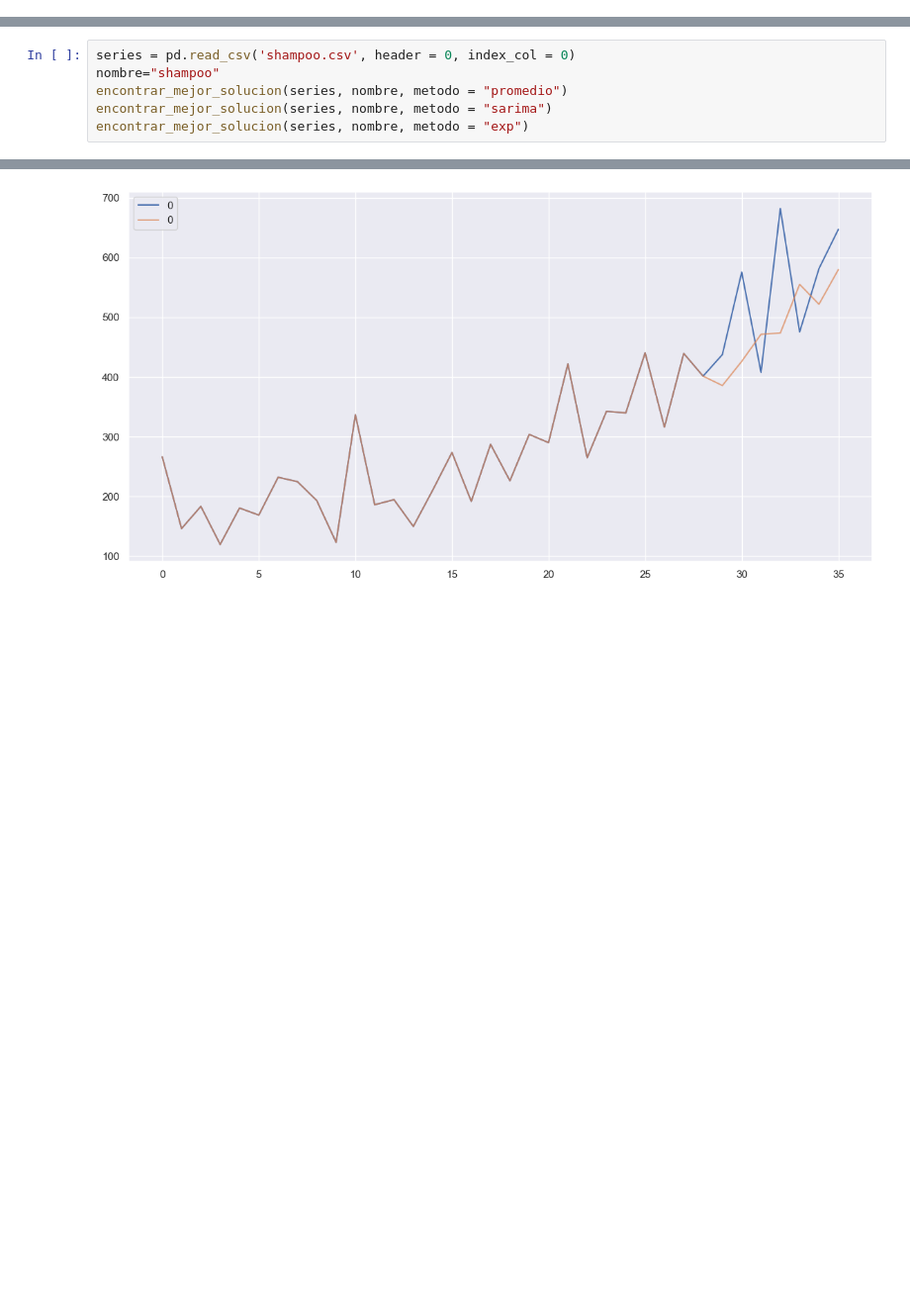
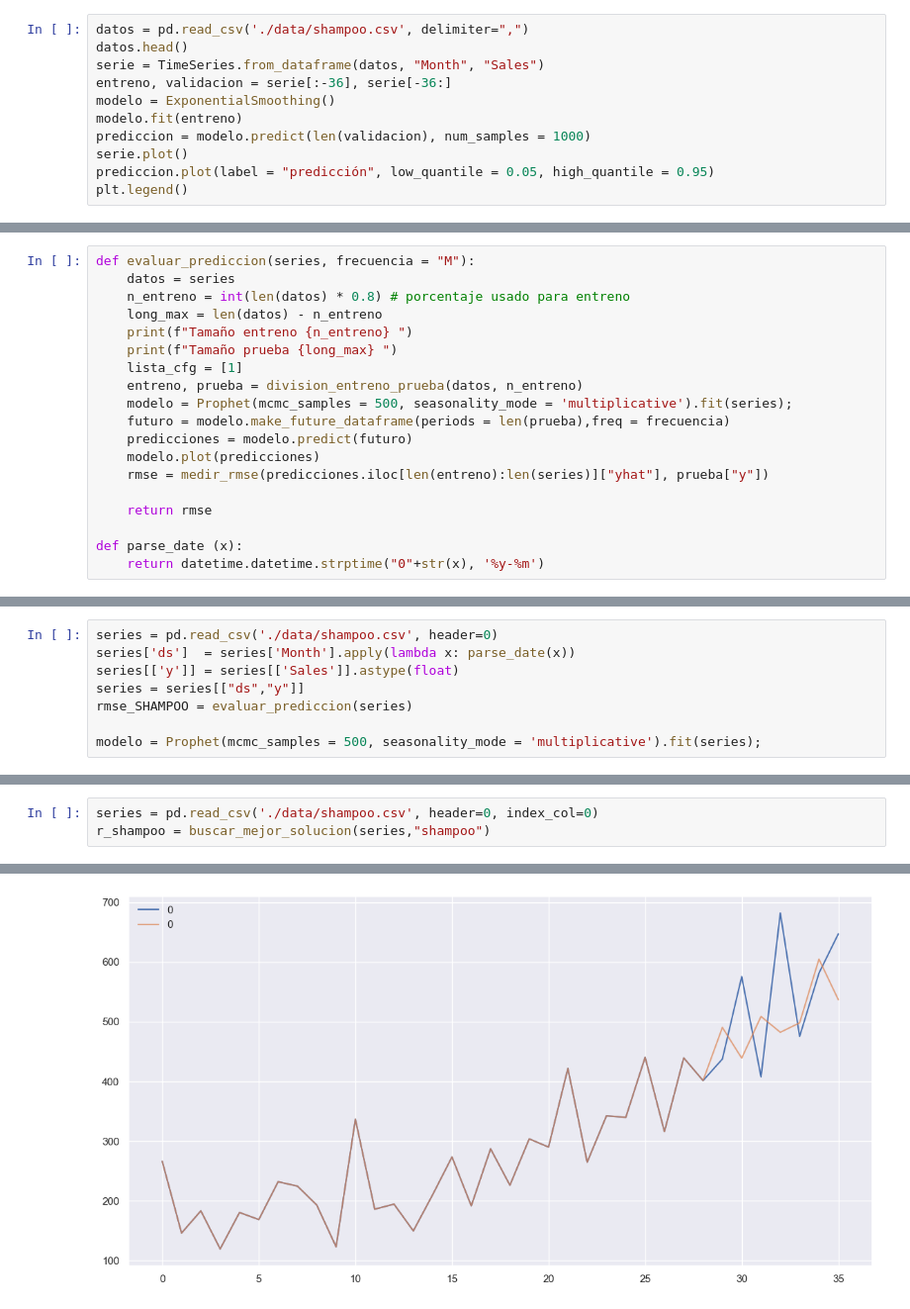
Before and after one commit to Paola-Contreras/Lab03-DS, a Jupyter notebook: Lab03.ipynb, the cells around one changed output, grey strips where cells are left out. Shown: that part at 99% size. Saved outputs shown, nothing was run; the diff lists cells and outputs as text; blank space fills up the shorter version.

```diff
--- a/Lab03.ipynb
+++ b/Lab03.ipynb
@@ -47,0 +230,11 @@ plt.savefig('shampoo.png')
+# %%
+datos = pd.read_csv('./data/shampoo.csv', delimiter=",")
+datos.head()
+serie = TimeSeries.from_dataframe(datos, "Month", "Sales")
+entreno, validacion = serie[:-36], serie[-36:]
+modelo = ExponentialSmoothing()
+modelo.fit(entreno)
+prediccion = modelo.predict(len(validacion), num_samples = 1000)
+serie.plot()
+prediccion.plot(label = "predicción", low_quantile = 0.05, high_quantile = 0.95)
+plt.legend()
@@ -47,0 +246,19 @@ plt.savefig('shampoo.png')
+# %%
+def evaluar_prediccion(series, frecuencia = "M"):
+    datos = series
+    n_entreno = int(len(datos) * 0.8) # porcentaje usado para entreno
+    long_max = len(datos) - n_entreno
+    print(f"Tamaño entreno {n_entreno} ")
+    print(f"Tamaño prueba {long_max} ")
+    lista_cfg = [1]
+    entreno, prueba = division_entreno_prueba(datos, n_entreno)
+    modelo = Prophet(mcmc_samples = 500, seasonality_mode = 'multiplicative').fit(series);
+    futuro = modelo.make_future_dataframe(periods = len(prueba),freq = frecuencia)
+    predicciones = modelo.predict(futuro)
+    modelo.plot(predicciones)
+    rmse = medir_rmse(predicciones.iloc[len(entreno):len(series)]["yhat"], prueba["y"])
+
+    return rmse
+
+def parse_date (x):
+    return datetime.datetime.strptime("0"+str(x), '%y-%m')
@@ -47,0 +267,8 @@ plt.savefig('shampoo.png')
+# %%
+series = pd.read_csv('./data/shampoo.csv', header=0)
+series['ds']  = series['Month'].apply(lambda x: parse_date(x))
+series[['y']] = series[['Sales']].astype(float)
+series = series[["ds","y"]]
+rmse_SHAMPOO = evaluar_prediccion(series)
+
+modelo = Prophet(mcmc_samples = 500, seasonality_mode = 'multiplicative').fit(series);
@@ -48,7 +409,4 @@ plt.savefig('shampoo.png')
 # %%
-series = pd.read_csv('shampoo.csv', header = 0, index_col = 0)
-nombre="shampoo"
-encontrar_mejor_solucion(series, nombre, metodo = "promedio")
-encontrar_mejor_solucion(series, nombre, metodo = "sarima")
-encontrar_mejor_solucion(series, nombre, metodo = "exp")
+series = pd.read_csv('./data/shampoo.csv', header=0, index_col=0)
+r_shampoo = buscar_mejor_solucion(series,"shampoo")
 # %% [output]
@@ -63 +419 @@ terminado
-[figure, old version]
+[figure, new version]
```
Also changed, not shown: parts of 28 cells of this notebook, 5 other files.
